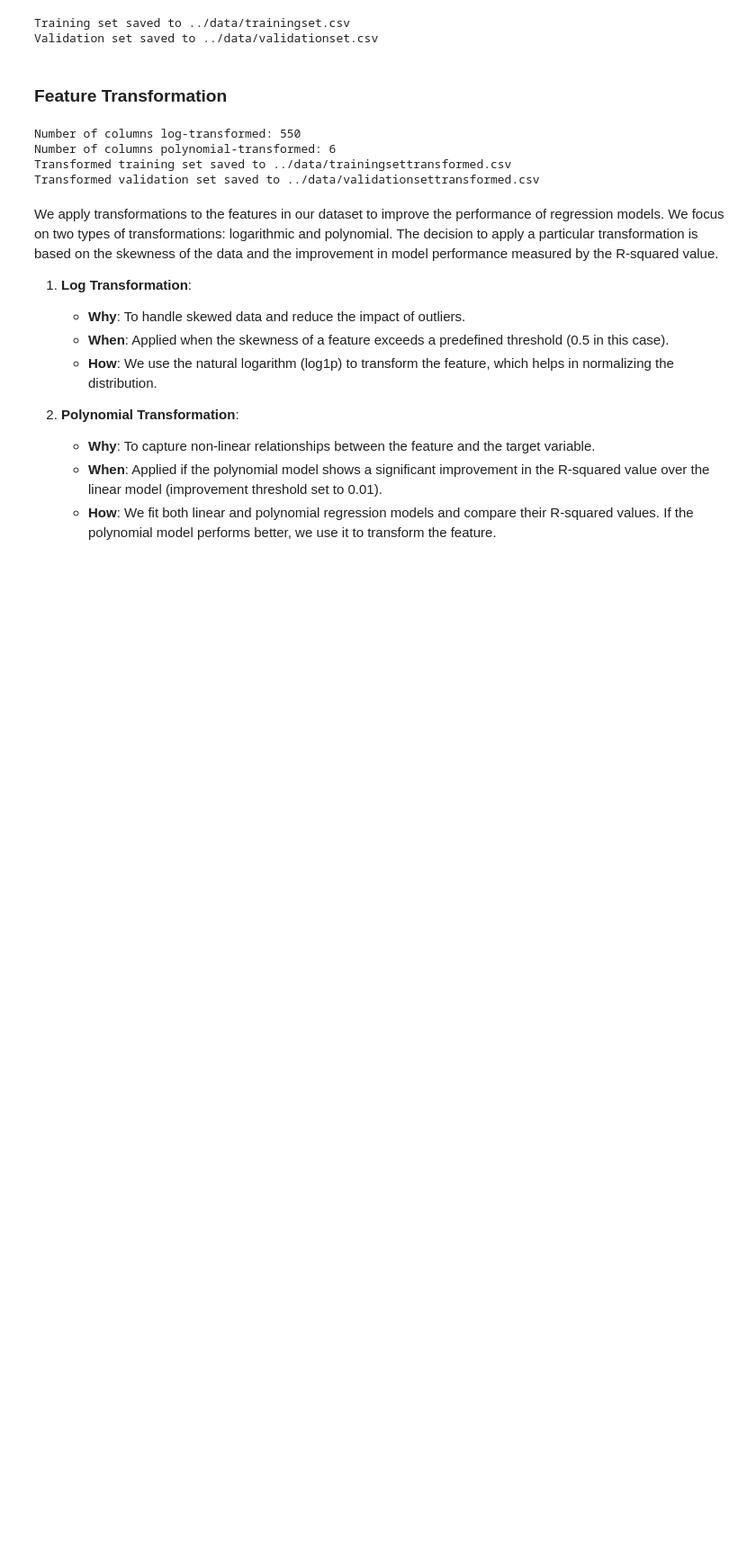
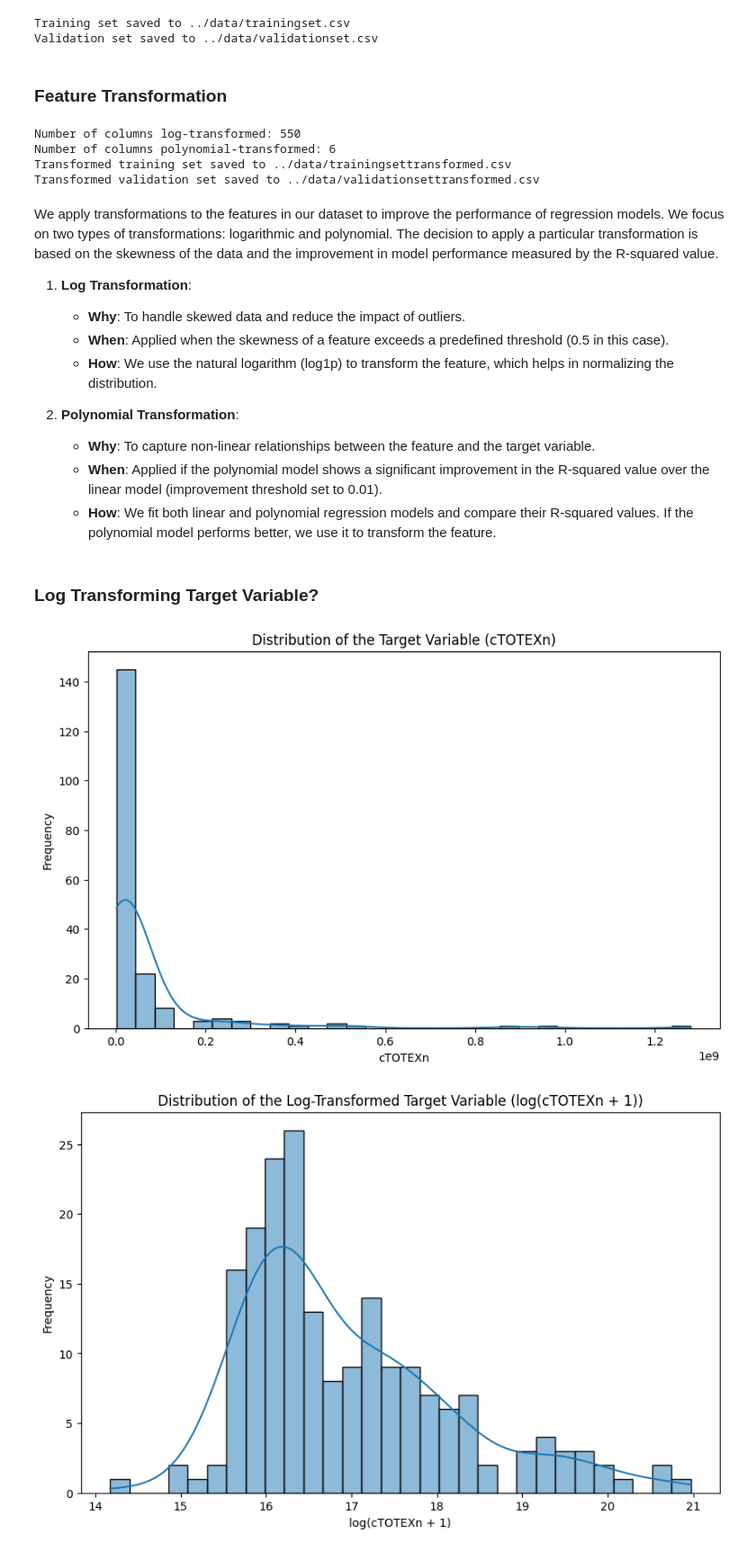
Before and after one commit to ducanhnguyen99/BNetzA, a Jupyter notebook: Data Preprocessing/Data_Preprocessing.ipynb, the cells around one changed output. Shown at 90% size. Cells and saved outputs as stored; diff of their text form; code cells hidden in the pictures; blank space fills up the shorter version.

Commit message:
Creating new Dataset with Log Transformed Target Variable

```diff
--- a/Data Preprocessing/Data_Preprocessing.ipynb
+++ b/Data Preprocessing/Data_Preprocessing.ipynb
@@ -433,3 +440,27 @@ We apply transformations to the features in our dataset to improve the performan
    - **Why**: To capture non-linear relationships between the feature and the target variable.
    - **When**: Applied if the polynomial model shows a significant improvement in the R-squared value over the linear model (improvement threshold set to 0.01).
    - **How**: We fit both linear and polynomial regression models and compare their R-squared values. If the polynomial model performs better, we use it to transform the feature.
+# %% [markdown]
+### Log Transforming Target Variable?
+# %%
+import matplotlib.pyplot as plt
+import seaborn as sns
+
+# Plot the distribution of the target variable
+plt.figure(figsize=(10, 6))
+sns.histplot(df['cTOTEXn'], kde=True, bins=30)
+plt.title('Distribution of the Target Variable (cTOTEXn)')
+plt.xlabel('cTOTEXn')
+plt.ylabel('Frequency')
+plt.show()
+
+# Plot the distribution of the log-transformed target variable
+plt.figure(figsize=(10, 6))
+sns.histplot(np.log1p(df['cTOTEXn']), kde=True, bins=30)
+plt.title('Distribution of the Log-Transformed Target Variable (log(cTOTEXn + 1))')
+plt.xlabel('log(cTOTEXn + 1)')
+plt.ylabel('Frequency')
+plt.show()
+# %% [output]
+[figure, added]
+[figure, added]
```
Also changed, not shown: parts of 3 cells of this notebook, 2 other files.
